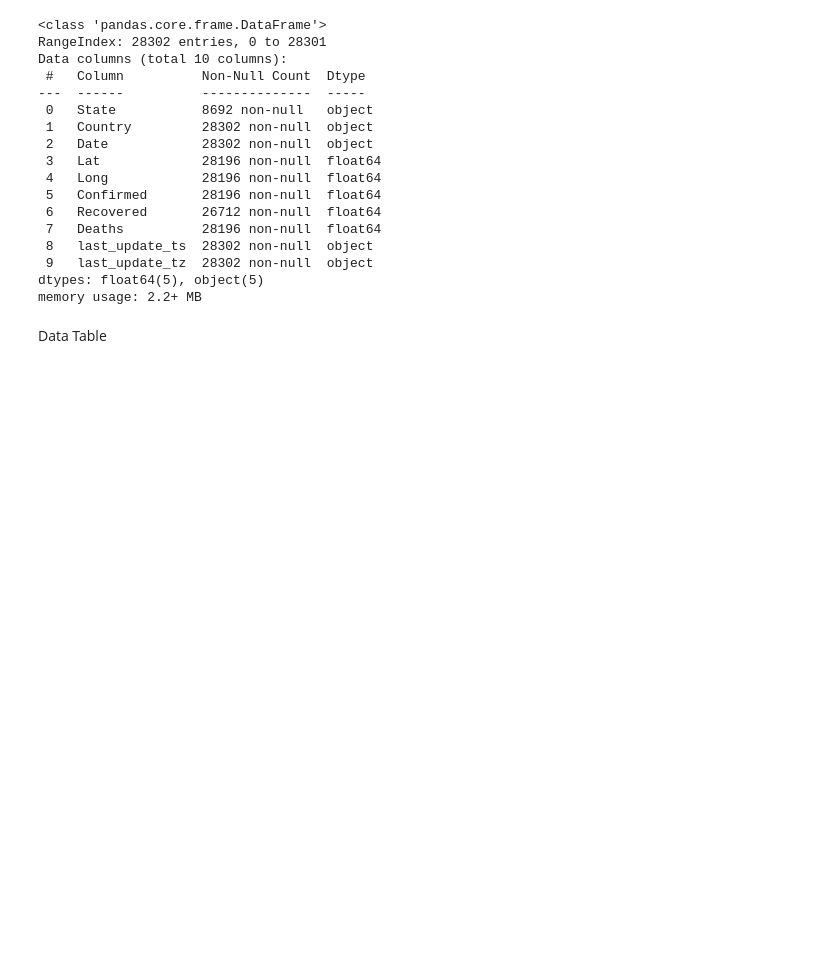
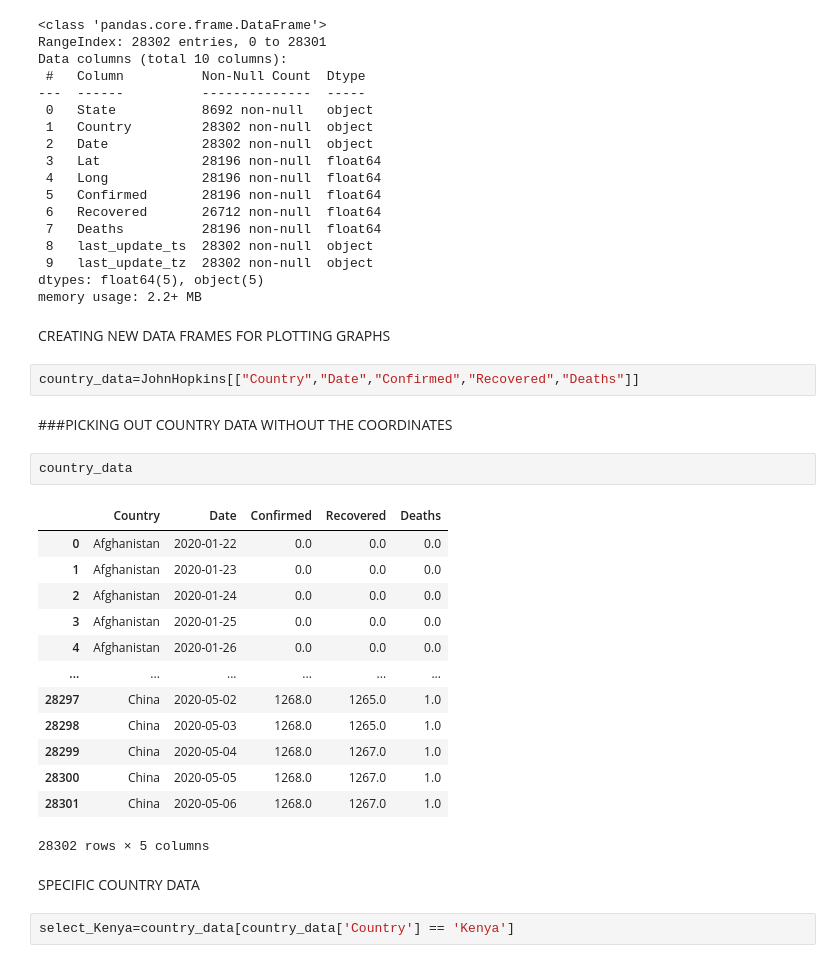
Before and after one commit to ochanyo/COVID-19-DATA-VISUALIZATION, a Jupyter notebook: COVID 19.ipynb, the cells around one changed output. Saved outputs shown, nothing was run; the diff lists cells and outputs as text; blank space fills up the shorter version.

```diff
--- a/COVID 19.ipynb
+++ b/COVID 19.ipynb
@@ -91,5 +101,29 @@ Data columns (total 10 columns):
  9   last_update_tz  28302 non-null  object
 dtypes: float64(5), object(5)
 memory usage: 2.2+ MB
-# %% [markdown]
-Data Table
+# %% [markdown]
+CREATING NEW DATA FRAMES FOR PLOTTING GRAPHS
+# %%
+country_data=JohnHopkins[["Country","Date","Confirmed","Recovered","Deaths"]]
+# %% [markdown]
+###PICKING OUT COUNTRY DATA WITHOUT THE COORDINATES
+# %%
+country_data
+# %% [output]
+|  | Country | Date | Confirmed | Recovered | Deaths |
+| 0 | Afghanistan | 2020-01-22 | 0.0 | 0.0 | 0.0 |
+| 1 | Afghanistan | 2020-01-23 | 0.0 | 0.0 | 0.0 |
+| 2 | Afghanistan | 2020-01-24 | 0.0 | 0.0 | 0.0 |
+| 3 | Afghanistan | 2020-01-25 | 0.0 | 0.0 | 0.0 |
+| 4 | Afghanistan | 2020-01-26 | 0.0 | 0.0 | 0.0 |
+| ... | ... | ... | ... | ... | ... |
+| 28297 | China | 2020-05-02 | 1268.0 | 1265.0 | 1.0 |
+| 28298 | China | 2020-05-03 | 1268.0 | 1265.0 | 1.0 |
+| 28299 | China | 2020-05-04 | 1268.0 | 1267.0 | 1.0 |
+| 28300 | China | 2020-05-05 | 1268.0 | 1267.0 | 1.0 |
+| 28301 | China | 2020-05-06 | 1268.0 | 1267.0 | 1.0 |
+28302 rows × 5 columns
+# %% [markdown]
+SPECIFIC COUNTRY DATA
+# %%
+select_Kenya=country_data[country_data['Country'] == 'Kenya']
```
Also changed, not shown: parts of 24 cells of this notebook.
